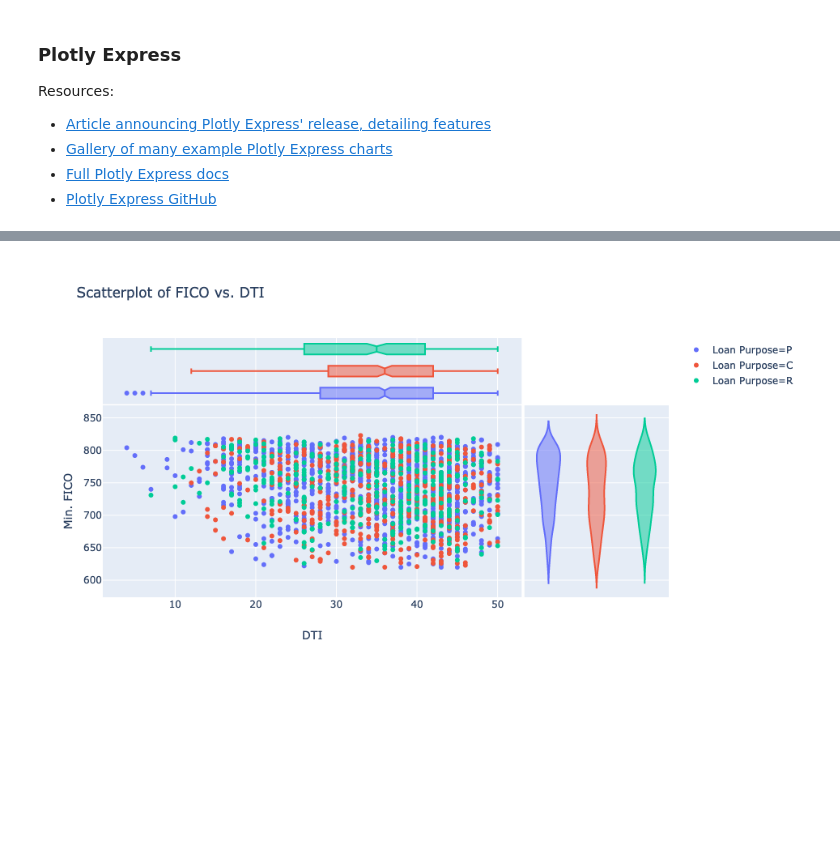
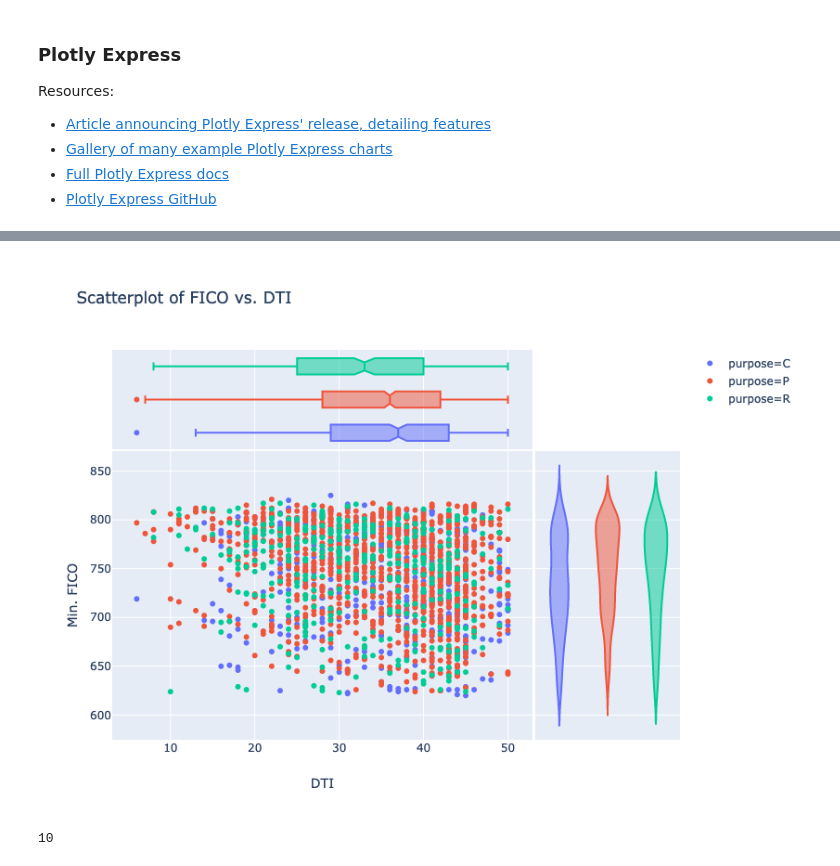
Before and after one commit to pmaji/data-science-toolkit, a Jupyter notebook: eda-and-visualization/viz_with_plotly.ipynb, the cells around one changed output, grey strips where cells are left out. Drawn from its saved outputs; the diff is of its cells as text; code cells hidden in the pictures; blank space fills up the shorter version.

Commit message:
final attempt at fixing px.scatter

```diff
--- a/eda-and-visualization/viz_with_plotly.ipynb
+++ b/eda-and-visualization/viz_with_plotly.ipynb
@@ -138,8 +138,6 @@ px.scatter(
     marginal_y='violin',
     marginal_x='box',
     title="Scatterplot of FICO vs. DTI",
-    labels=dict(cscore_min = "Min. FICO", purpose="Loan Purpose", dti="DTI"),
-    height=500,
-    width=750
+    labels=dict(cscore_min = "Min. FICO", dti="DTI")
 )
 # %% [output]
@@ -147 +144,5 @@ px.scatter(
-[figure, old version]
+[figure, new version]
+# %%
+5+5
+# %% [output]
+10
```
Also changed, not shown: parts of 2 cells of this notebook.
